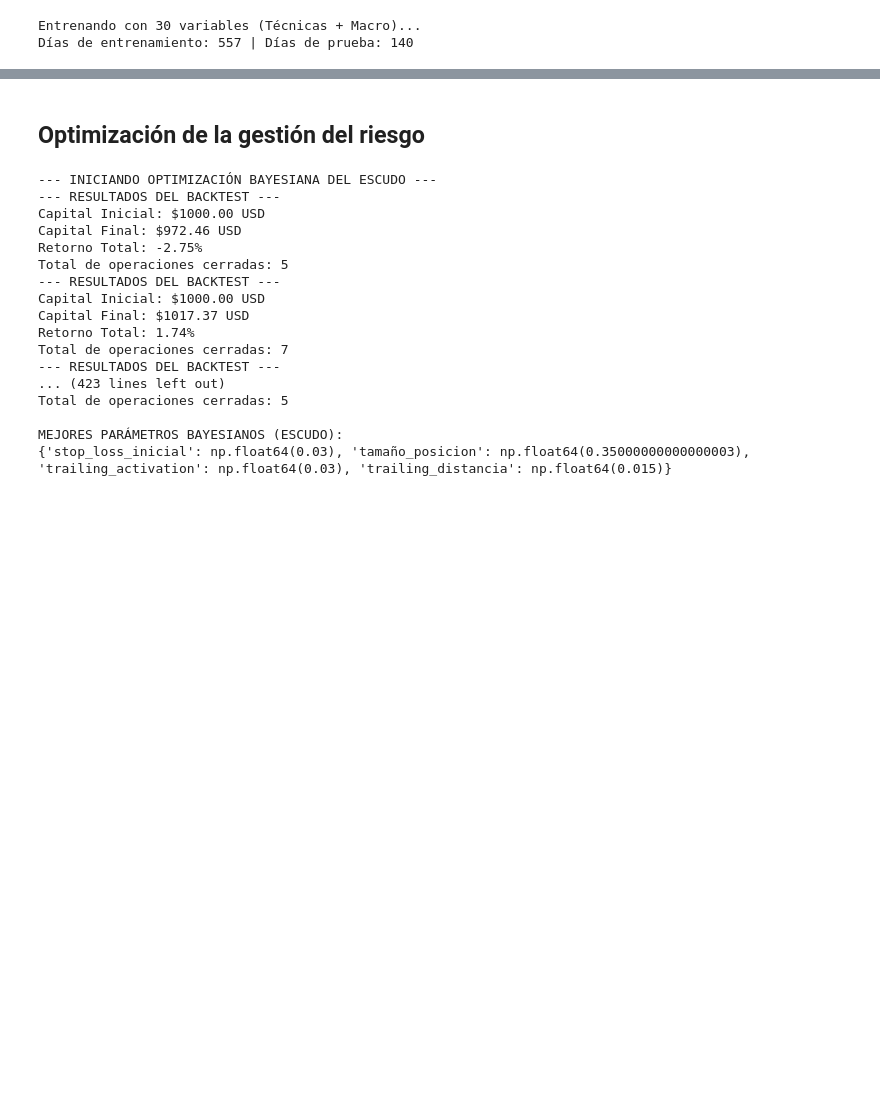
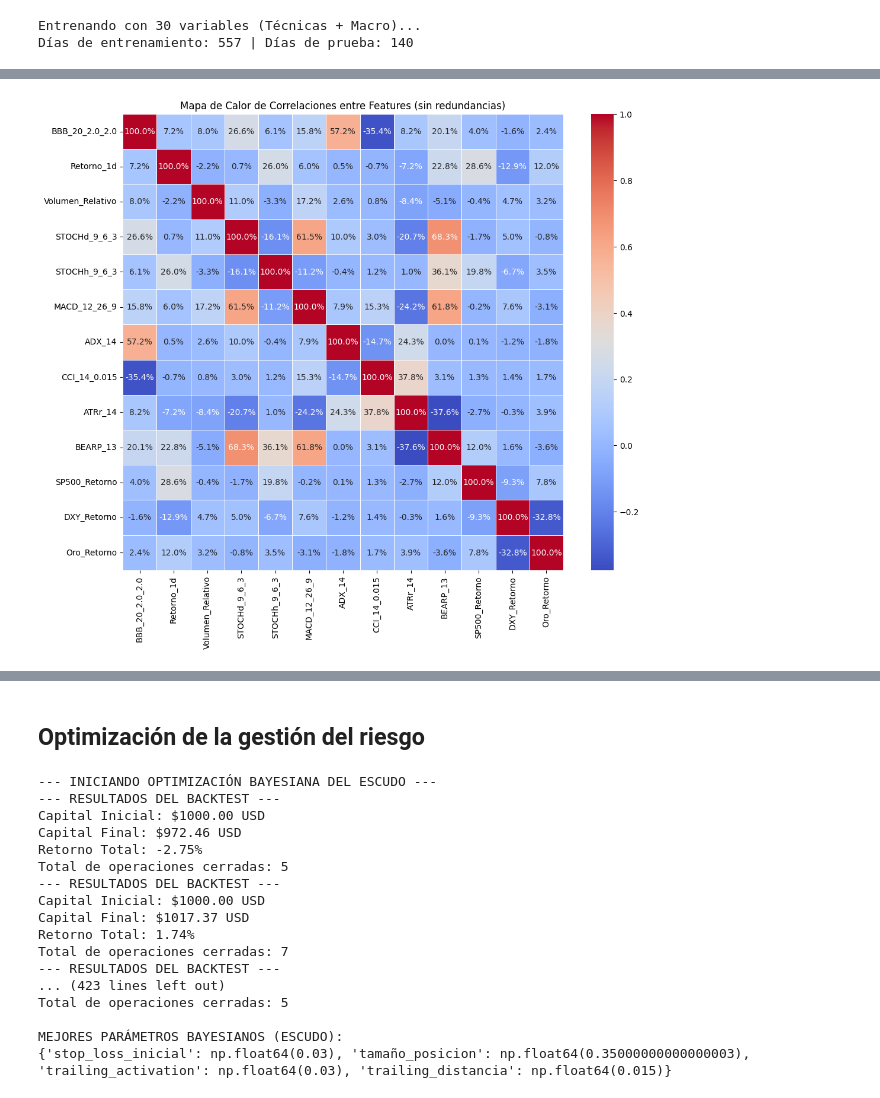
Before and after one commit to julesaccm/Apex-project, a Jupyter notebook: notebooks/bayesian_hyperparameter_tunning.ipynb, the cells around one changed output, grey strips where cells are left out. Cells and saved outputs as stored; diff of their text form; code cells hidden in the pictures; blank space fills up the shorter version.

```diff
--- a/notebooks/bayesian_hyperparameter_tunning.ipynb
+++ b/notebooks/bayesian_hyperparameter_tunning.ipynb
@@ -136,0 +276,2 @@ df_test_completo = df_apex.iloc[split_idx:].copy()
+# %%
+high_corr_vars = hcv(features_df_std, sort_corr, 'Correlación', 0.7)
@@ -136,0 +297,10 @@ df_test_completo = df_apex.iloc[split_idx:].copy()
+# %%
+high_target_corr_no_redundant = [var for var in features if var not in high_corr_vars]
+# %%
+# Correlación entre variables depurando las redundantes
+plt.figure(figsize=(12, 10))
+sns.heatmap(features_df_std[high_target_corr_no_redundant].corr('spearman'), annot=True, fmt=".1%", cmap='coolwarm', linewidths=0.5)
+plt.title("Mapa de Calor de Correlaciones entre Features (sin redundancias)")
+plt.show()
+# %% [output]
+[figure, added]
```
Also changed, not shown: parts of 48 cells of this notebook, 1 other file.
